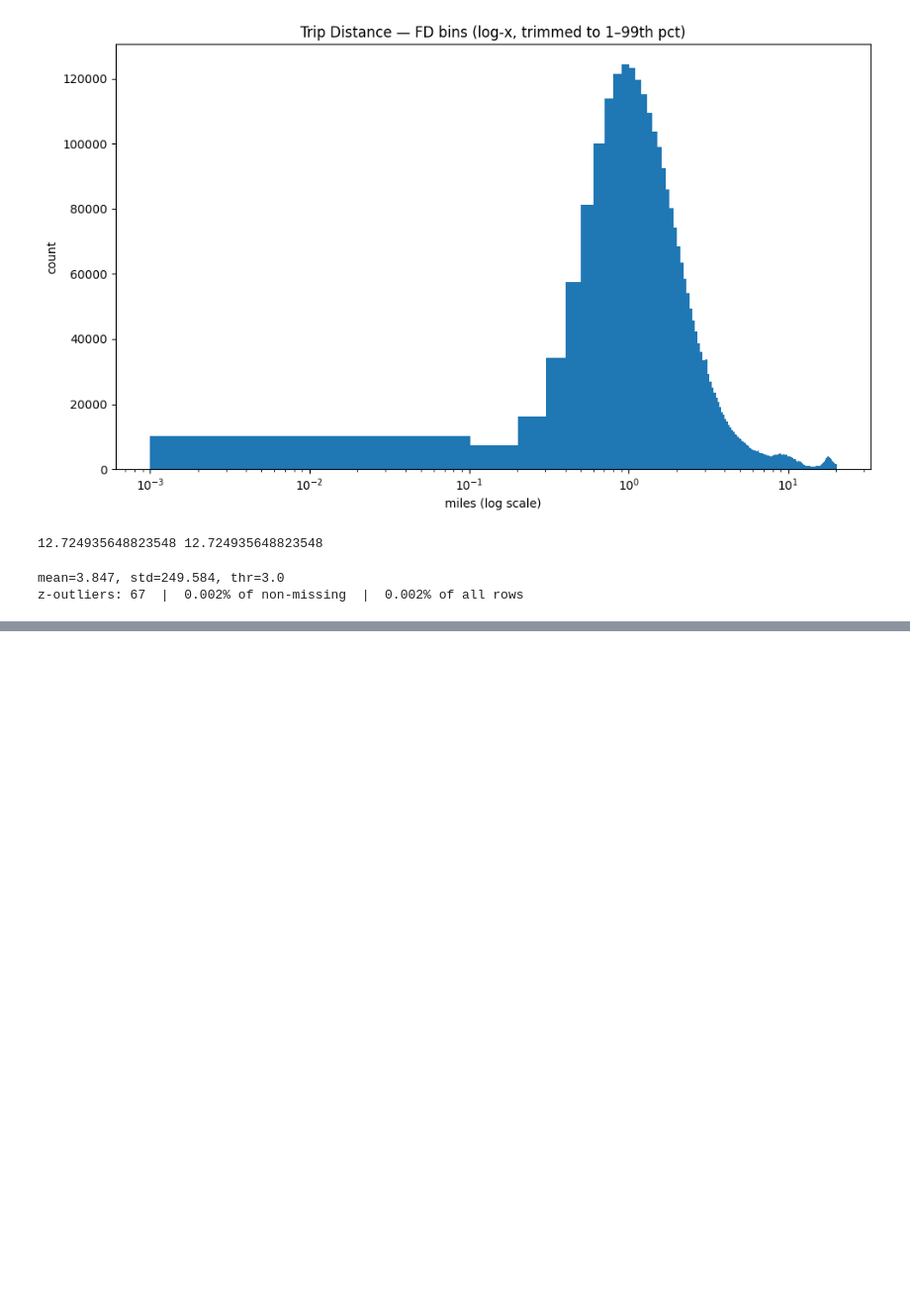
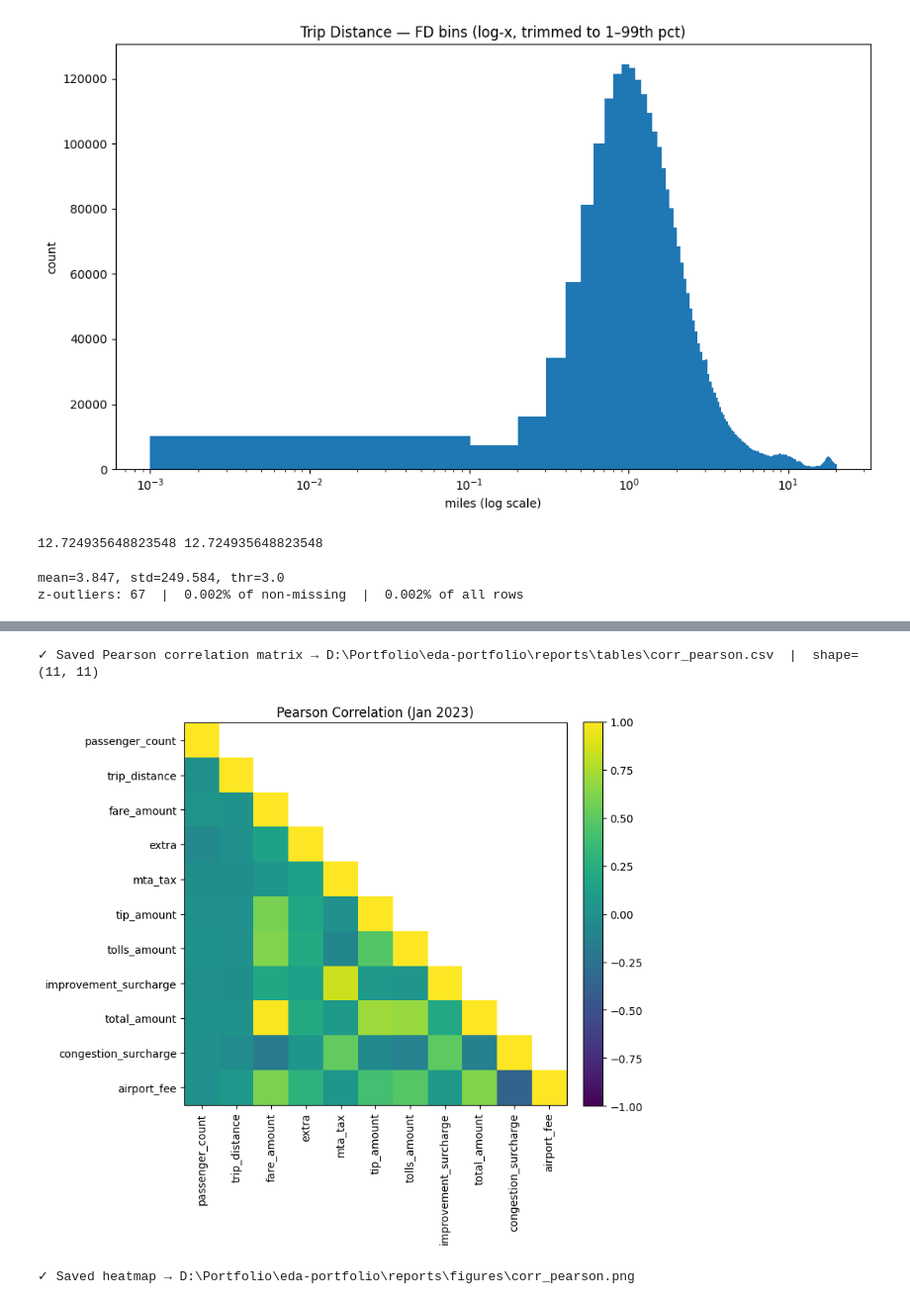
Before and after one commit to Jagnick0p/EDA, a Jupyter notebook: notebooks/02_univariate_bivariate.ipynb, the cells around one changed output, grey strips where cells are left out. Shown: that part at 99% size. Cells and saved outputs as stored; diff of their text form; code cells hidden in the pictures; blank space fills up the shorter version.

Commit message:
correlation

```diff
--- a/notebooks/02_univariate_bivariate.ipynb
+++ b/notebooks/02_univariate_bivariate.ipynb
@@ -220,0 +389,48 @@ out_df.to_csv(out_path, index=False)
+# %%
+Root_dir = globals().get("Root_dir", Path.cwd().parent)
+if "df" not in globals():
+    DATA_PATH = Root_dir / "data" / "raw" / "tlc" / "yellow" / "2023" / "yellow_tripdata_2023-01.parquet"
+    df = pd.read_parquet(DATA_PATH)
+    print(f"Loaded {DATA_PATH.name} → shape={df.shape}")
+
+# 1) choose numeric columns, excluding ID-like codes (not true measurements)
+numeric_all = df.select_dtypes(include=[np.number]).columns.tolist()
+exclude_ids = [c for c in ["VendorID","RatecodeID","PULocationID","DOLocationID","payment_type","trip_type"] if c in df.columns]
+cols = [c for c in numeric_all if c not in exclude_ids]
+assert len(cols) > 0, "No numeric columns selected."
+
+# 2) compute Pearson correlation
+corr = df[cols].corr(method="pearson", min_periods=1)
+
+# 3) save full matrix to CSV
+corr_csv = Root_dir / "reports" / "tables" / "corr_pearson.csv"
+corr_csv.parent.mkdir(parents=True, exist_ok=True)
+corr.to_csv(corr_csv, index=True)
+print(f"✓ Saved Pearson correlation matrix → {corr_csv}  |  shape={corr.shape}")
+
+# 4) simple heatmap (lower triangle) with Matplotlib
+vals = corr.values
+mask_upper = np.triu(np.ones_like(vals, dtype=bool), k=1)
+vals_masked = np.ma.masked_where(mask_upper | ~np.isfinite(vals), vals)  # mask upper & NaNs
+
+n = len(cols)
+figsize = (max(8, 0.5*n), max(8, 0.5*n))
+
+plt.figure(figsize=figsize)
+im = plt.imshow(vals_masked, vmin=-1, vmax=1)
+plt.colorbar(im, fraction=0.046, pad=0.04)
+plt.title("Pearson Correlation (Jan 2023)")
+plt.xticks(range(n), cols, rotation=90)
+plt.yticks(range(n), cols)
+plt.tight_layout()
+
+corr_png = Root_dir / "reports" / "figures" / "corr_pearson.png"
+corr_png.parent.mkdir(parents=True, exist_ok=True)
+plt.savefig(corr_png, dpi=140)
+plt.show()
+
+print(f"✓ Saved heatmap → {corr_png}")
+# %% [output]
+✓ Saved Pearson correlation matrix → D:\Portfolio\eda-portfolio\reports\tables\corr_pearson.csv  |  shape=(11, 11)
+[figure, added]
+✓ Saved heatmap → D:\Portfolio\eda-portfolio\reports\figures\corr_pearson.png
```
Also changed, not shown: parts of 13 cells of this notebook, 4 other files.
